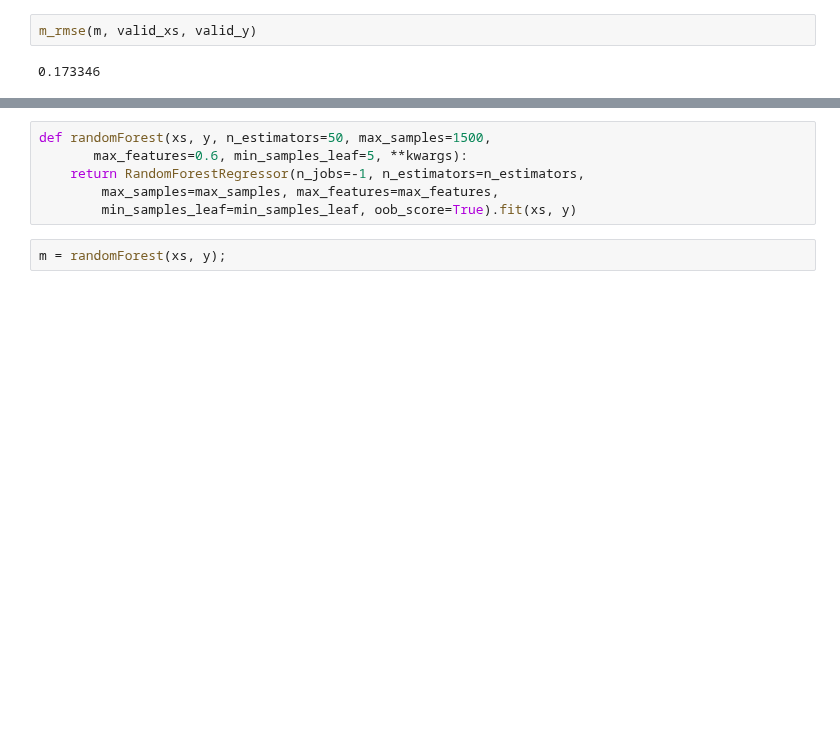
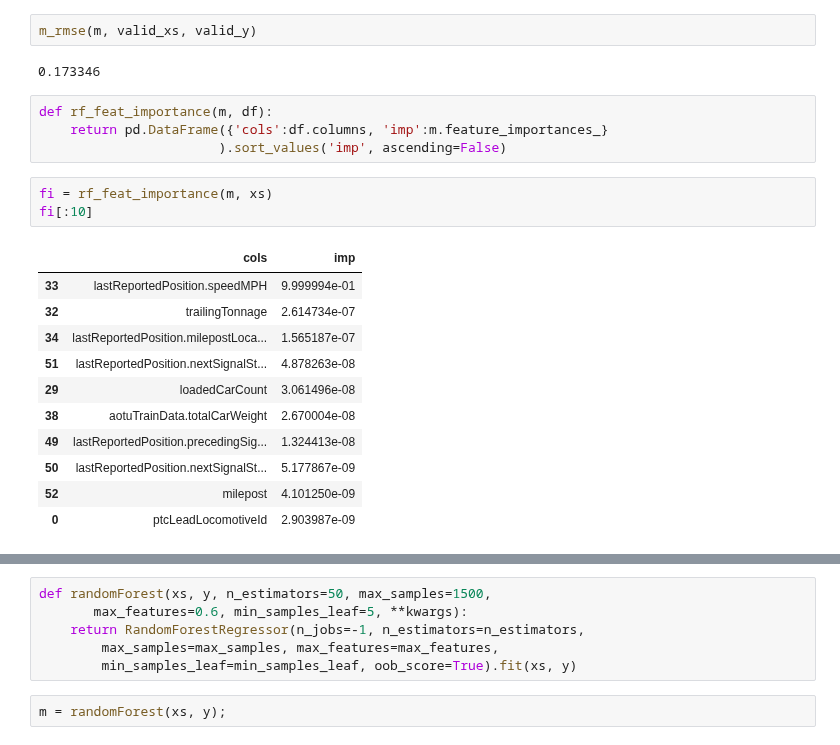
Before and after one commit to swicklund/hackathon, a Jupyter notebook: MLModel1.ipynb, the cells around one changed output, grey strips where cells are left out. Drawn from its saved outputs; the diff is of its cells as text; blank space fills up the shorter version.

```diff
--- a/MLModel1.ipynb
+++ b/MLModel1.ipynb
@@ -341,4 +344,23 @@ m_rmse(m, xs, y)
 m_rmse(m, valid_xs, valid_y)
 # %% [output]
 0.173346
+# %%
+def rf_feat_importance(m, df):
+    return pd.DataFrame({'cols':df.columns, 'imp':m.feature_importances_}
+                       ).sort_values('imp', ascending=False)
+# %%
+fi = rf_feat_importance(m, xs)
+fi[:10]
+# %% [output]
+|  | cols | imp |
+| 33 | lastReportedPosition.speedMPH | 9.999994e-01 |
+| 32 | trailingTonnage | 2.614734e-07 |
+| 34 | lastReportedPosition.milepostLoca... | 1.565187e-07 |
+| 51 | lastReportedPosition.nextSignalSt... | 4.878263e-08 |
+| 29 | loadedCarCount | 3.061496e-08 |
+| 38 | aotuTrainData.totalCarWeight | 2.670004e-08 |
+| 49 | lastReportedPosition.precedingSig... | 1.324413e-08 |
+| 50 | lastReportedPosition.nextSignalSt... | 5.177867e-09 |
+| 52 | milepost | 4.101250e-09 |
+| 0 | ptcLeadLocomotiveId | 2.903987e-09 |
 # %% [markdown]
```
Also changed, not shown: parts of 10 cells of this notebook.
